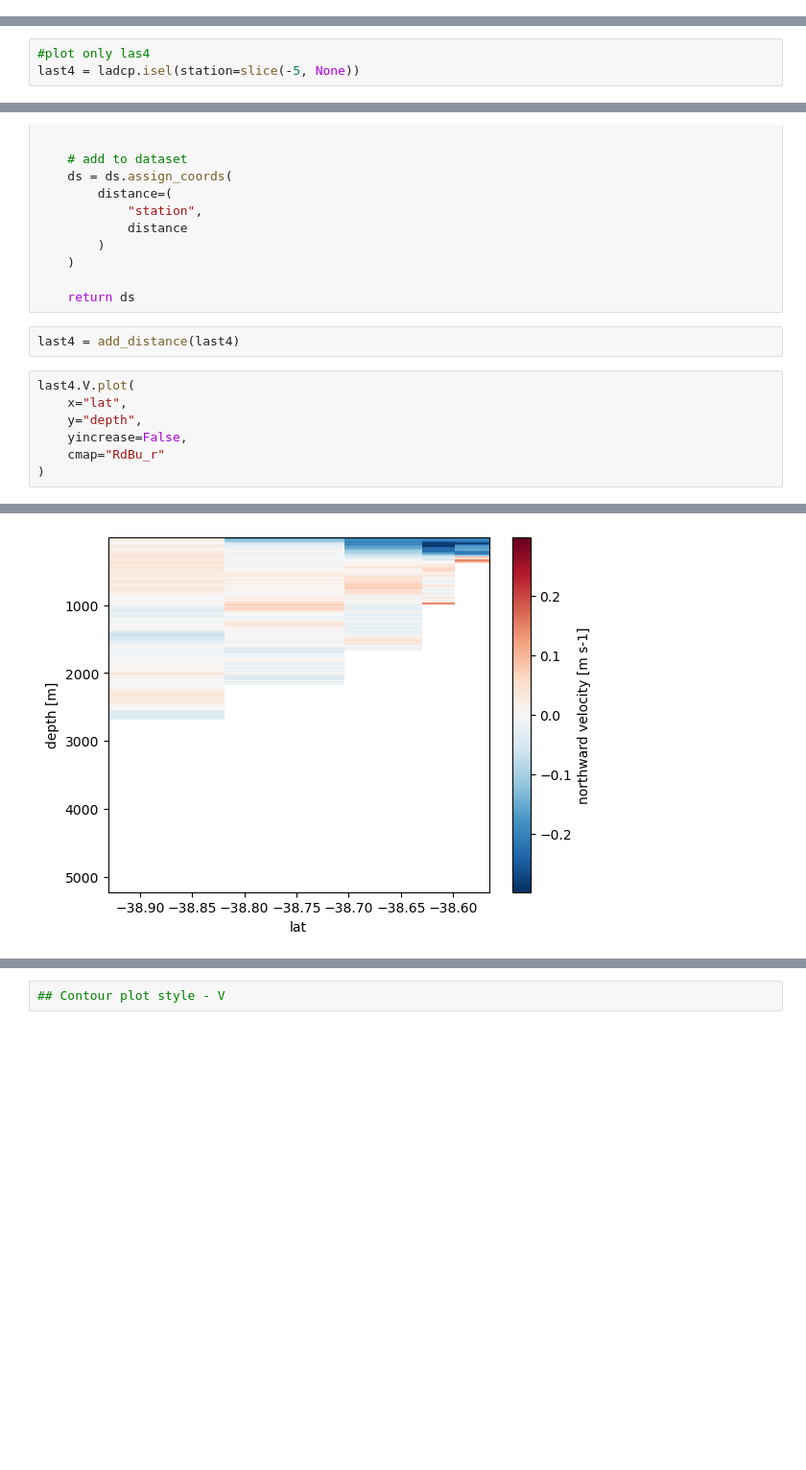
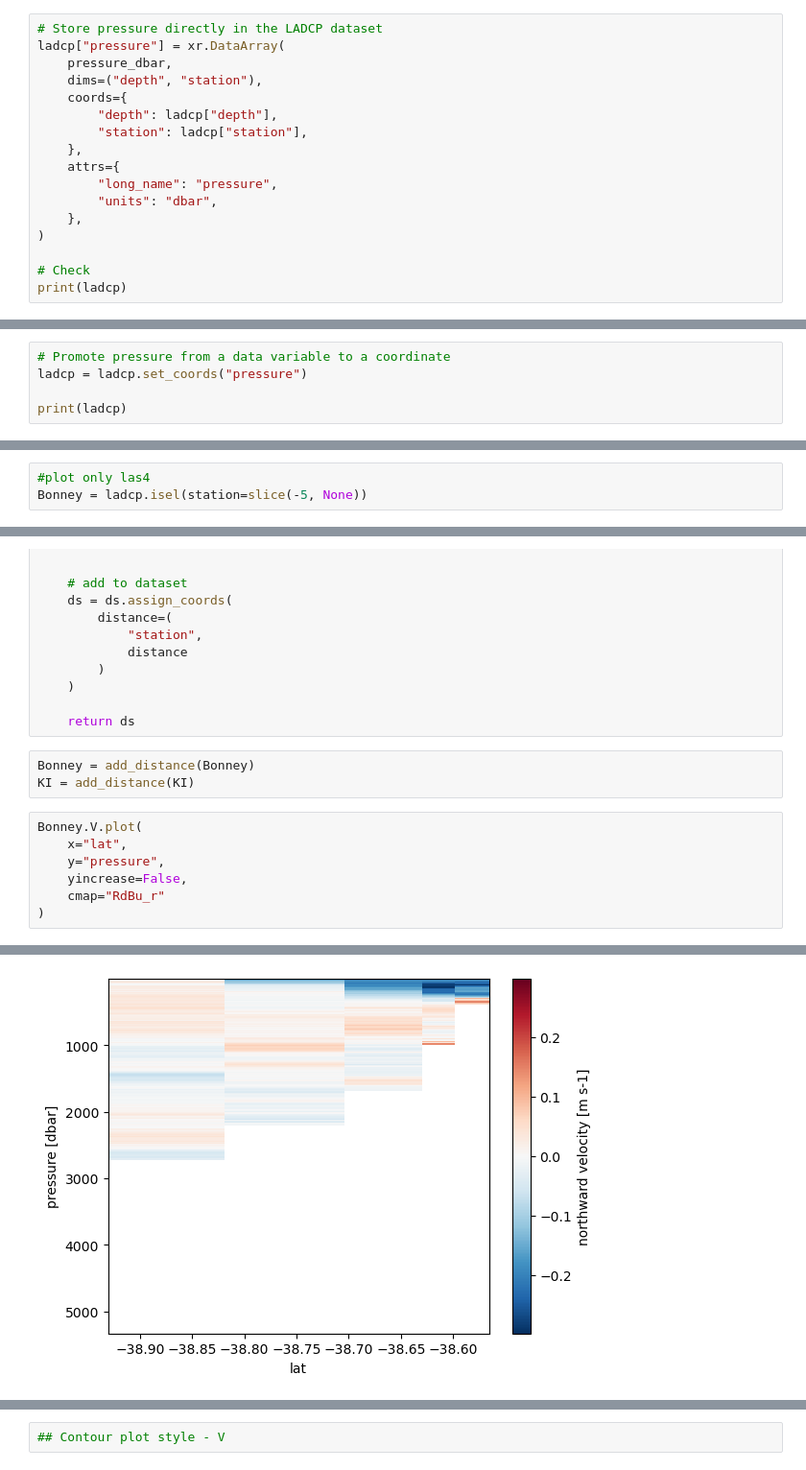
Before and after one commit to ribeiron/CAPSTAN_HAB_work, a Jupyter notebook: Notebooks/Bonney_ADCP_plot.ipynb, the cells around one changed output, grey strips where cells are left out. Shown at 96% size. Cells and saved outputs as stored; diff of their text form; blank space fills up the shorter version.

```diff
--- a/Notebooks/Bonney_ADCP_plot.ipynb
+++ b/Notebooks/Bonney_ADCP_plot.ipynb
@@ -310,0 +412,17 @@ Data variables:
+# %%
+# Store pressure directly in the LADCP dataset
+ladcp["pressure"] = xr.DataArray(
+    pressure_dbar,
+    dims=("depth", "station"),
+    coords={
+        "depth": ladcp["depth"],
+        "station": ladcp["station"],
+    },
+    attrs={
+        "long_name": "pressure",
+        "units": "dbar",
+    },
+)
+
+# Check
+print(ladcp)
@@ -310,0 +443,5 @@ Data variables:
+# %%
+# Promote pressure from a data variable to a coordinate
+ladcp = ladcp.set_coords("pressure")
+
+print(ladcp)
@@ -311,3 +462,3 @@ Data variables:
 # %%
 #plot only las4
-last4 = ladcp.isel(station=slice(-5, None))
+Bonney = ladcp.isel(station=slice(-5, None))
@@ -375,16 +528,17 @@ def add_distance(ds):
 
     return ds
 # %%
-last4 = add_distance(last4)
+Bonney = add_distance(Bonney)
+KI = add_distance(KI)
 # %%
-last4.V.plot(
+Bonney.V.plot(
     x="lat",
-    y="depth",
+    y="pressure",
     yincrease=False,
     cmap="RdBu_r"
 )
 # %% [output]
 <matplotlib.collections.QuadMesh at 0x...>
-[figure, old version]
+[figure, new version]
 # %%
 #check
```
Also changed, not shown: parts of 24 cells of this notebook, 4 other files.
